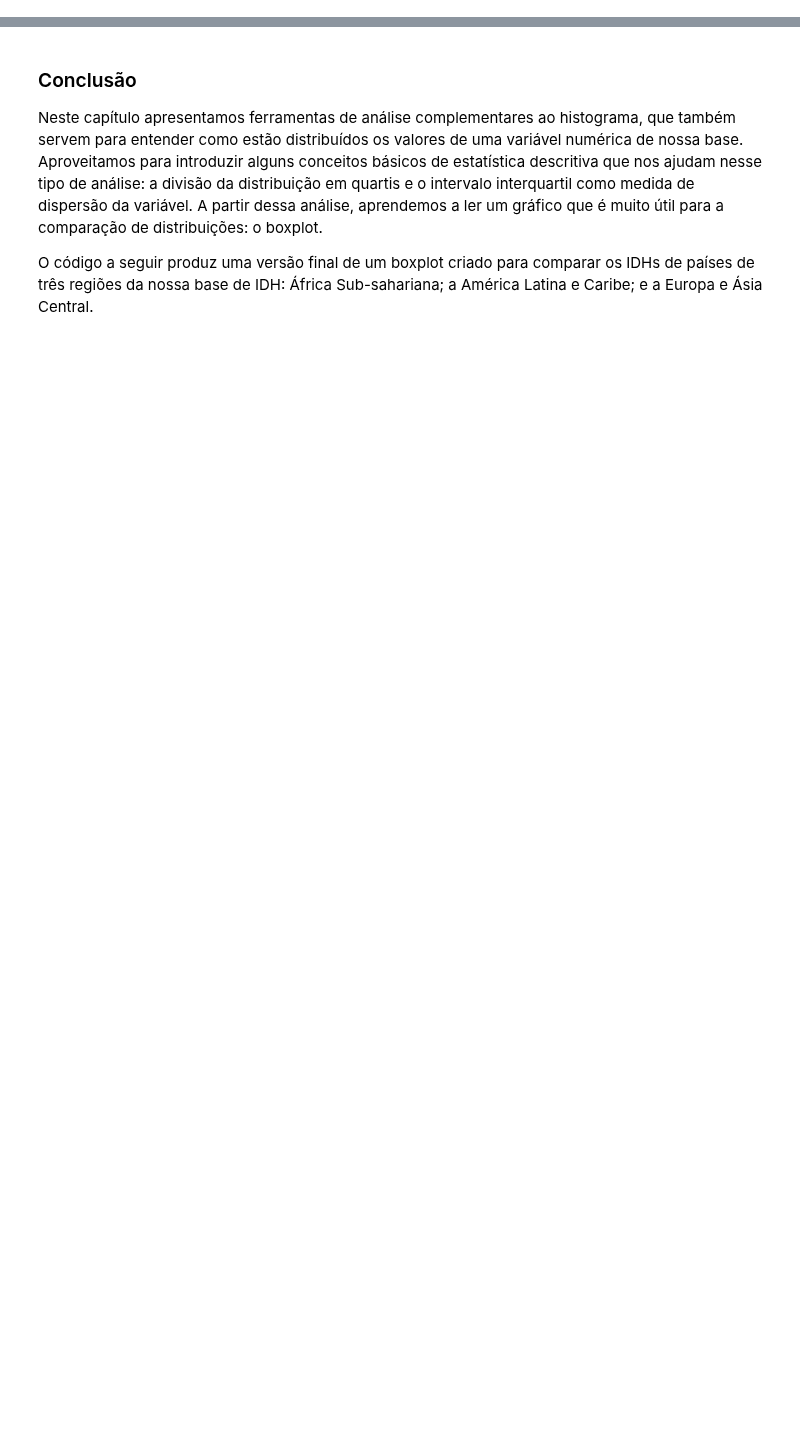
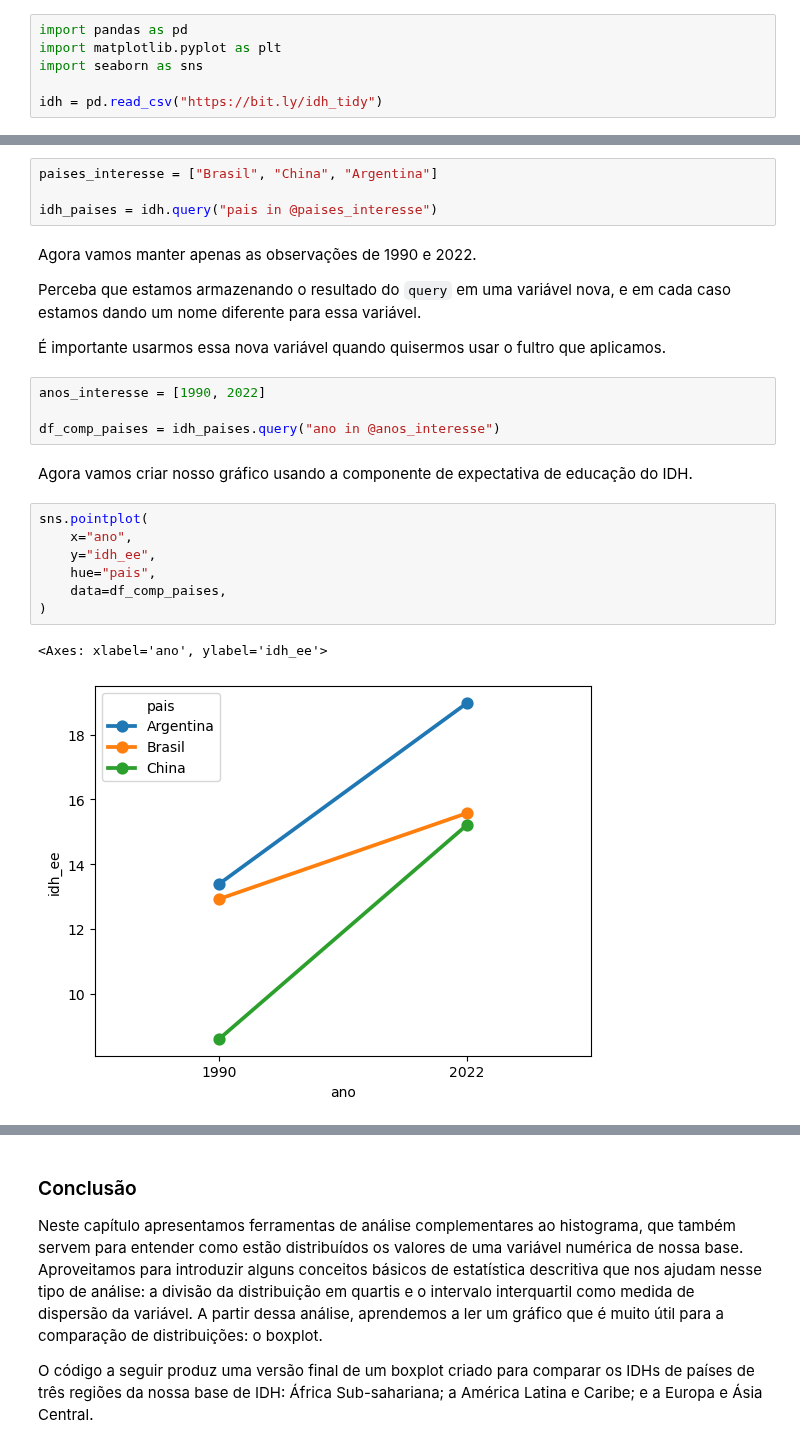
Before and after one commit to lthevenard/curso_prog, a Jupyter notebook: assets/_hidden/apostila_capitulo_6.ipynb, the cells around one changed output, grey strips where cells are left out. Drawn from its saved outputs; the diff is of its cells as text; blank space fills up the shorter version.

```diff
--- a/assets/_hidden/apostila_capitulo_6.ipynb
+++ b/assets/_hidden/apostila_capitulo_6.ipynb
@@ -188,0 +7,6 @@ Porque nesse caso parece ser uma ideia melhor usar as caixas deitadas como fizem
+# %%
+import pandas as pd
+import matplotlib.pyplot as plt
+import seaborn as sns
+
+idh = pd.read_csv("https://bit.ly/idh_tidy")
@@ -188,0 +40,26 @@ Porque nesse caso parece ser uma ideia melhor usar as caixas deitadas como fizem
+# %%
+paises_interesse = ["Brasil", "China", "Argentina"]
+
+idh_paises = idh.query("pais in @paises_interesse")
+# %% [markdown]
+Agora vamos manter apenas as observações de 1990 e 2022.
+
+Perceba que estamos armazenando o resultado do `query` em uma variável nova, e em cada caso estamos dando um nome diferente para essa variável.
+
+É importante usarmos essa nova variável quando quisermos usar o fultro que aplicamos.
+# %%
+anos_interesse = [1990, 2022]
+
+df_comp_paises = idh_paises.query("ano in @anos_interesse")
+# %% [markdown]
+Agora vamos criar nosso gráfico usando a componente de expectativa de educação do IDH.
+# %%
+sns.pointplot(
+    x="ano",
+    y="idh_ee",
+    hue="pais",
+    data=df_comp_paises,
+)
+# %% [output]
+<Axes: xlabel='ano', ylabel='idh_ee'>
+[figure, added]
```
Also changed, not shown: parts of 41 cells of this notebook, 1 other file.
